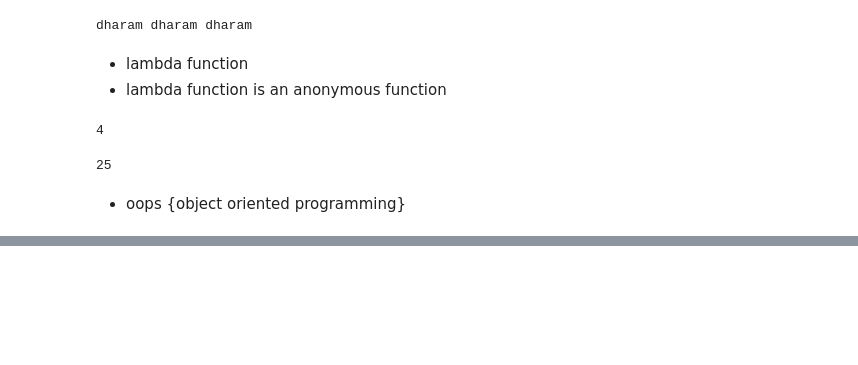
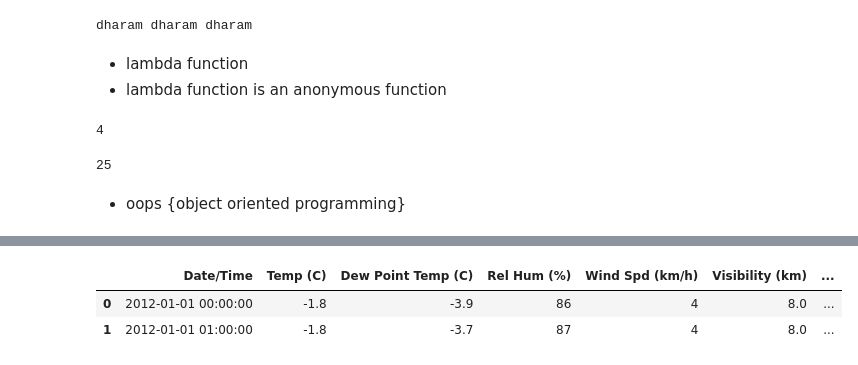
Before and after one commit to SPraveeen/iphone_data_analysis, a Jupyter notebook: python_basics.ipynb, the cells around one changed output, grey strips where cells are left out. Saved outputs shown, nothing was run; the diff lists cells and outputs as text; code cells hidden in the pictures; blank space fills up the shorter version.

```diff
--- a/python_basics.ipynb
+++ b/python_basics.ipynb
@@ -435,0 +650,2 @@ sq_lambda(5)
+# %%
+weather_df['Date/Time']=pd.to_datetime(weather_df['Date/Time'])
@@ -435,0 +679,6 @@ sq_lambda(5)
+# %%
+weather_df.head(2)
+# %% [output]
+|  | Date/Time | Temp (C) | Dew Point Temp (C) | Rel Hum (%) | Wind Spd (km/h) | Visibility (km) | ... |
+| 0 | 2012-01-01 00:00:00 | -1.8 | -3.9 | 86 | 4 | 8.0 | ... |
+| 1 | 2012-01-01 01:00:00 | -1.8 | -3.7 | 87 | 4 | 8.0 | ... |
```
Also changed, not shown: parts of 43 cells of this notebook, 1 other file.
